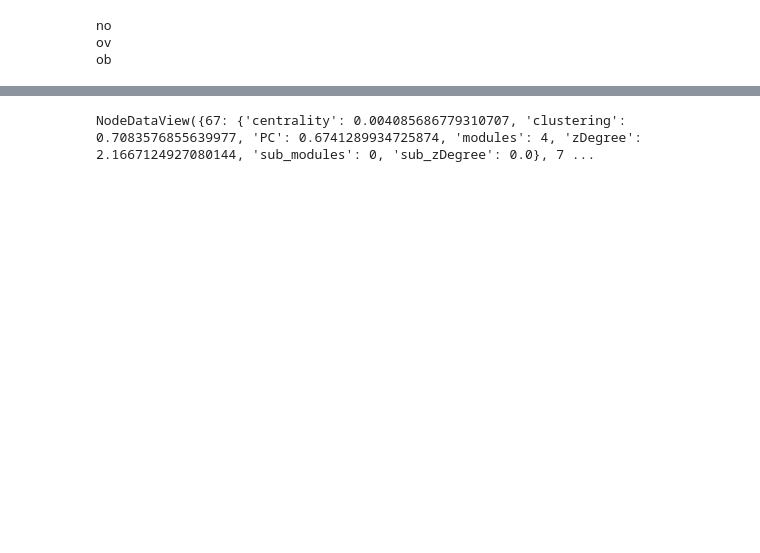
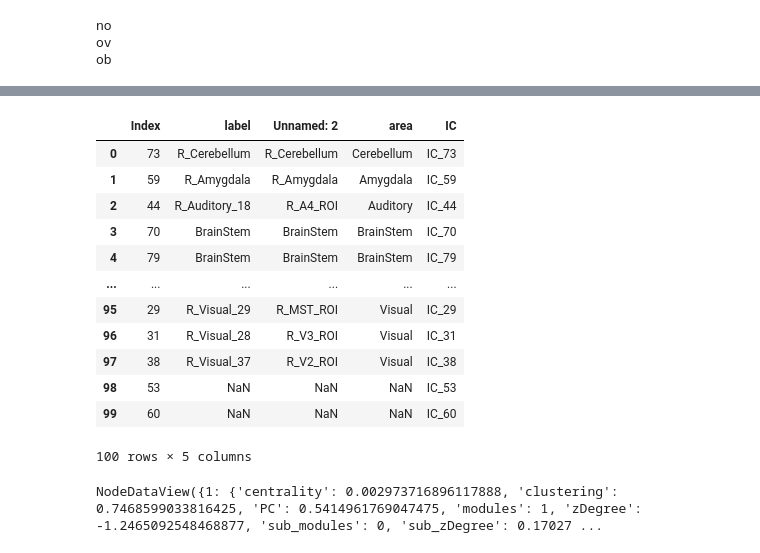
Before and after one commit to grace-shearrer/graph_analysis, a Jupyter notebook: clean_run.ipynb, the cells around one changed output, grey strips where cells are left out. Drawn from its saved outputs; the diff is of its cells as text; code cells hidden in the pictures; blank space fills up the shorter version.

```diff
--- a/clean_run.ipynb
+++ b/clean_run.ipynb
@@ -130,0 +164,16 @@ for key, graph in subgraph_dict.items():
+# %%
+labels
+# %% [output]
+|  | Index | label | Unnamed: 2 | area | IC |
+| 0 | 73 | R_Cerebellum | R_Cerebellum | Cerebellum | IC_73 |
+| 1 | 59 | R_Amygdala | R_Amygdala | Amygdala | IC_59 |
+| 2 | 44 | R_Auditory_18 | R_A4_ROI | Auditory | IC_44 |
+| 3 | 70 | BrainStem | BrainStem | BrainStem | IC_70 |
+| 4 | 79 | BrainStem | BrainStem | BrainStem | IC_79 |
+| ... | ... | ... | ... | ... | ... |
+| 95 | 29 | R_Visual_29 | R_MST_ROI | Visual | IC_29 |
+| 96 | 31 | R_Visual_28 | R_V3_ROI | Visual | IC_31 |
+| 97 | 38 | R_Visual_37 | R_V2_ROI | Visual | IC_38 |
+| 98 | 53 | NaN | NaN | NaN | IC_53 |
+| 99 | 60 | NaN | NaN | NaN | IC_60 |
+100 rows × 5 columns
@@ -131,4 +190,4 @@ for key, graph in subgraph_dict.items():
 # %%
-subgraph_dict['ov'][4].nodes(data=True)
+g.nodes(data=True)
 # %% [output]
-NodeDataView({67: {'centrality': 0.004085686779310707, 'clustering': 0.7083576855639977, 'PC': 0.6741289934725874, 'modules': 4, 'zDegree': 2.1667124927080144, 'sub_modules': 0, 'sub_zDegree': 0.0}, 7 ...
+NodeDataView({1: {'centrality': 0.002973716896117888, 'clustering': 0.7468599033816425, 'PC': 0.5414961769047475, 'modules': 1, 'zDegree': -1.2465092548468877, 'sub_modules': 0, 'sub_zDegree': 0.17027 ...
```
Also changed, not shown: parts of 30 cells of this notebook, 5 other files.
